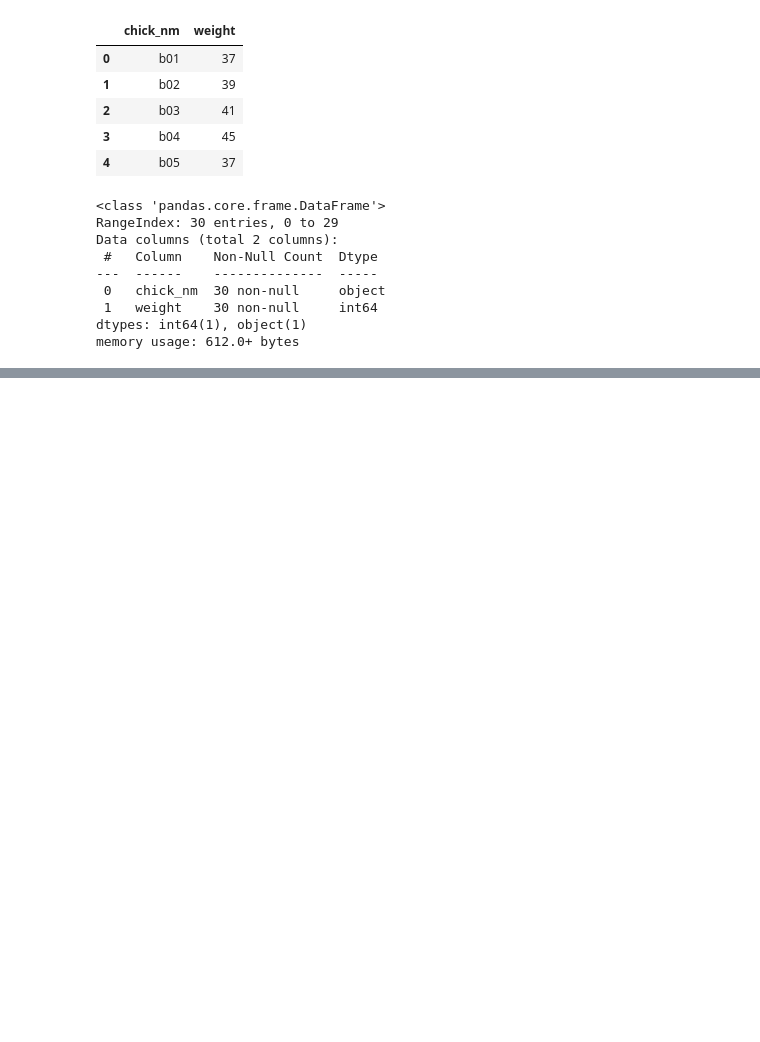
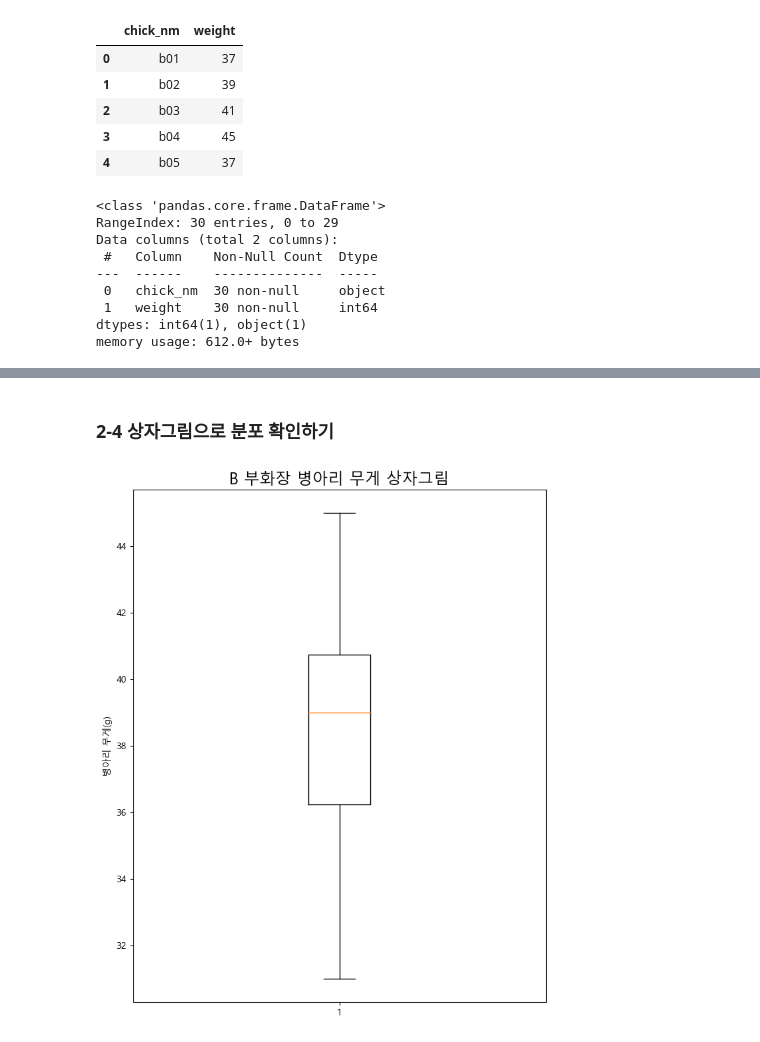
Before and after one commit to kusool72/python, a Jupyter notebook: 현장에서 바로 써먹는 데이터분석.ipynb, the cells around one changed output, grey strips where cells are left out. Drawn from its saved outputs; the diff is of its cells as text; code cells hidden in the pictures; blank space fills up the shorter version.

```diff
--- a/현장에서 바로 써먹는 데이터분석.ipynb
+++ b/현장에서 바로 써먹는 데이터분석.ipynb
@@ -186,0 +239,11 @@ memory usage: 612.0+ bytes
+# %% [markdown]
+### 2-4 상자그림으로 분포 확인하기
+# %%
+# 상자그림 그리기
+plt.figure(figsize=(8,10))
+plt.boxplot(b.weight)
+plt.title('B 부화장 병아리 무게 상자그림', fontsize=17)
+plt.ylabel('병아리 무게(g)')
+plt.show()
+# %% [output]
+[figure, added]
```
Also changed, not shown: parts of 98 cells of this notebook.
